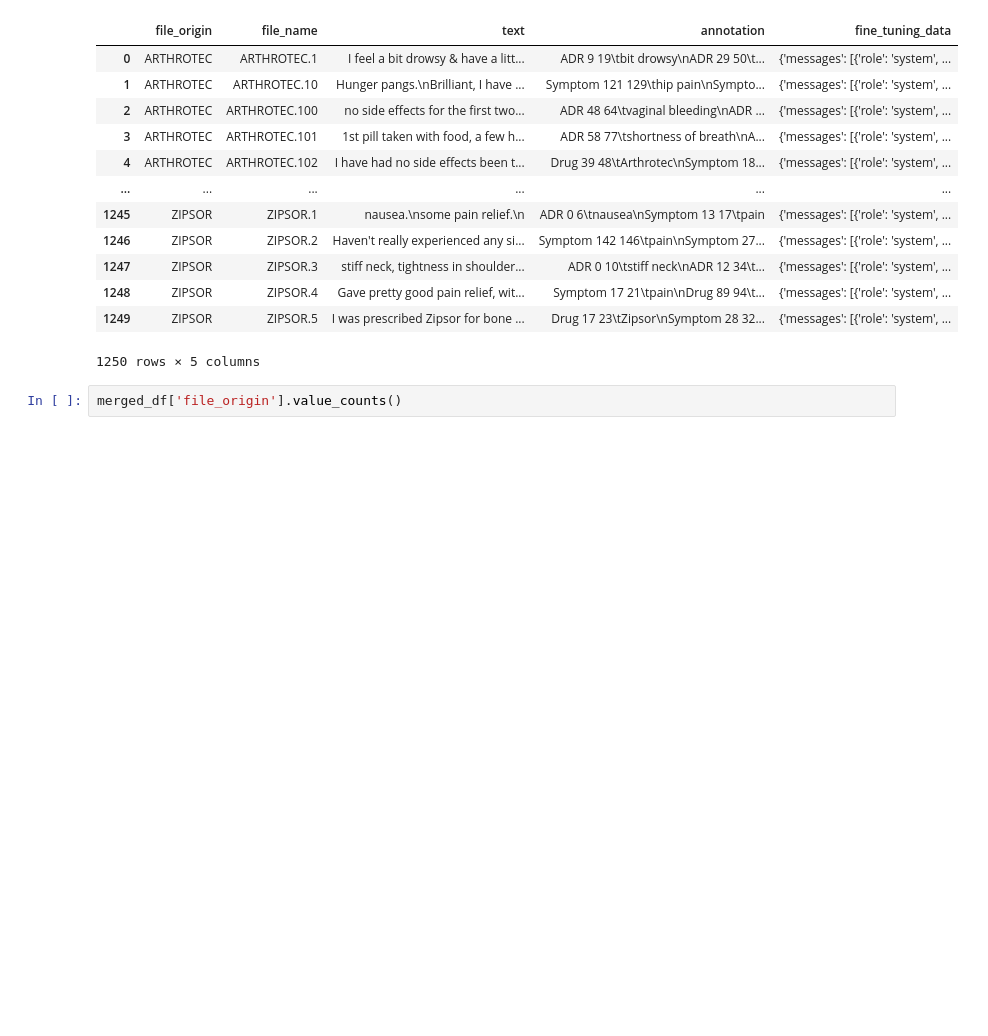
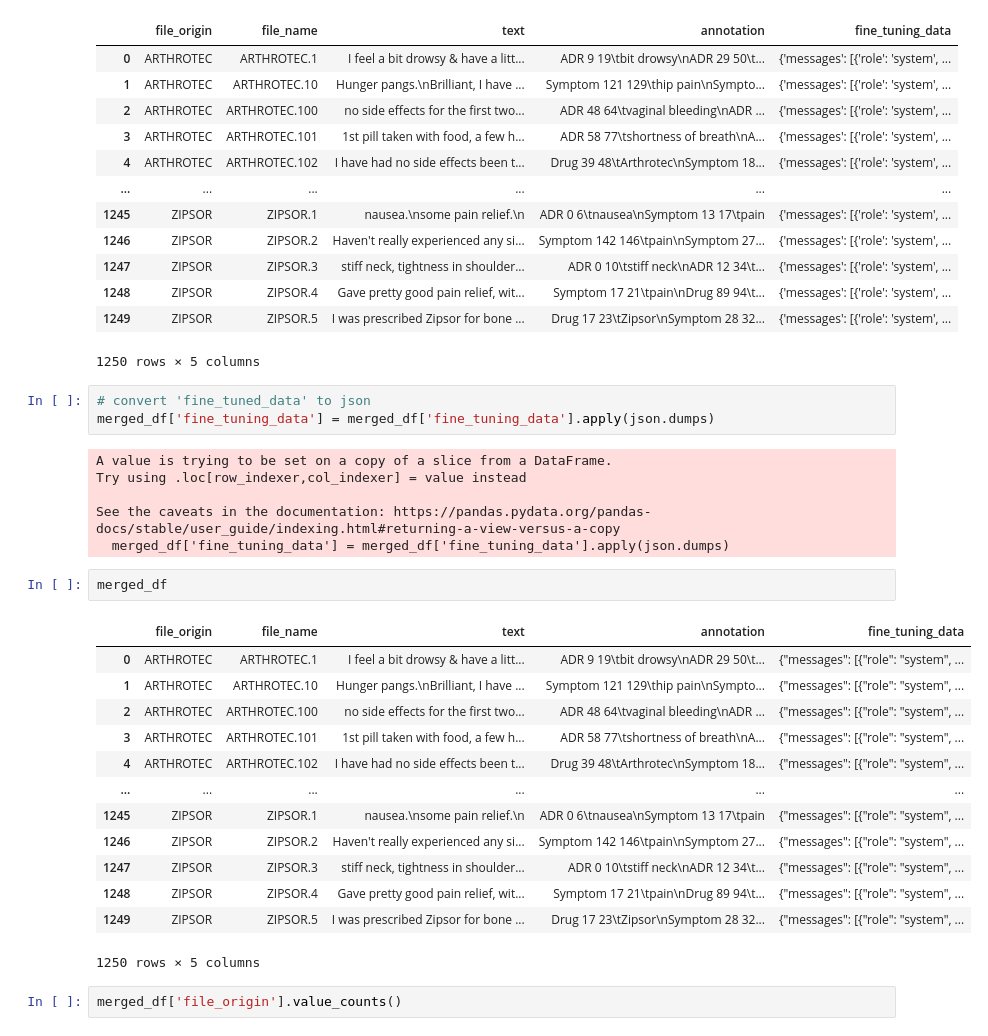
Before and after one commit to ivanhernandezroldan/ner_alternatives, a Jupyter notebook: utils/preprocess_dataset.ipynb, the cells around one changed output. Saved outputs shown, nothing was run; the diff lists cells and outputs as text; blank space fills up the shorter version.

Commit message:
Create validation data

```diff
--- a/utils/preprocess_dataset.ipynb
+++ b/utils/preprocess_dataset.ipynb
@@ -207,6 +208,31 @@ merged_df
 | 1248 | ZIPSOR | ZIPSOR.4 | Gave pretty good pain relief, wit... | Symptom 17 21\tpain\nDrug 89 94\t... | {'messages': [{'role': 'system', ... |
 | 1249 | ZIPSOR | ZIPSOR.5 | I was prescribed Zipsor for bone ... | Drug 17 23\tZipsor\nSymptom 28 32... | {'messages': [{'role': 'system', ... |
 1250 rows × 5 columns
+# %%
+# convert 'fine_tuned_data' to json
+merged_df['fine_tuning_data'] = merged_df['fine_tuning_data'].apply(json.dumps)
+# %% [output]
+A value is trying to be set on a copy of a slice from a DataFrame.
+Try using .loc[row_indexer,col_indexer] = value instead
+
+See the caveats in the documentation: https://pandas.pydata.org/pandas-docs/stable/user_guide/indexing.html#returning-a-view-versus-a-copy
+  merged_df['fine_tuning_data'] = merged_df['fine_tuning_data'].apply(json.dumps)
+# %%
+merged_df
+# %% [output]
+|  | file_origin | file_name | text | annotation | fine_tuning_data |
+| 0 | ARTHROTEC | ARTHROTEC.1 | I feel a bit drowsy & have a litt... | ADR 9 19\tbit drowsy\nADR 29 50\t... | {"messages": [{"role": "system", ... |
+| 1 | ARTHROTEC | ARTHROTEC.10 | Hunger pangs.\nBrilliant, I have ... | Symptom 121 129\thip pain\nSympto... | {"messages": [{"role": "system", ... |
+| 2 | ARTHROTEC | ARTHROTEC.100 | no side effects for the first two... | ADR 48 64\tvaginal bleeding\nADR ... | {"messages": [{"role": "system", ... |
+| 3 | ARTHROTEC | ARTHROTEC.101 | 1st pill taken with food, a few h... | ADR 58 77\tshortness of breath\nA... | {"messages": [{"role": "system", ... |
+| 4 | ARTHROTEC | ARTHROTEC.102 | I have had no side effects been t... | Drug 39 48\tArthrotec\nSymptom 18... | {"messages": [{"role": "system", ... |
+| ... | ... | ... | ... | ... | ... |
+| 1245 | ZIPSOR | ZIPSOR.1 | nausea.\nsome pain relief.\n | ADR 0 6\tnausea\nSymptom 13 17\tpain | {"messages": [{"role": "system", ... |
+| 1246 | ZIPSOR | ZIPSOR.2 | Haven't really experienced any si... | Symptom 142 146\tpain\nSymptom 27... | {"messages": [{"role": "system", ... |
+| 1247 | ZIPSOR | ZIPSOR.3 | stiff neck, tightness in shoulder... | ADR 0 10\tstiff neck\nADR 12 34\t... | {"messages": [{"role": "system", ... |
+| 1248 | ZIPSOR | ZIPSOR.4 | Gave pretty good pain relief, wit... | Symptom 17 21\tpain\nDrug 89 94\t... | {"messages": [{"role": "system", ... |
+| 1249 | ZIPSOR | ZIPSOR.5 | I was prescribed Zipsor for bone ... | Drug 17 23\tZipsor\nSymptom 28 32... | {"messages": [{"role": "system", ... |
+1250 rows × 5 columns
 # %%
 merged_df['file_origin'].value_counts()
 # %% [output]
```
Also changed, not shown: parts of 4 cells of this notebook, 4 other files.
